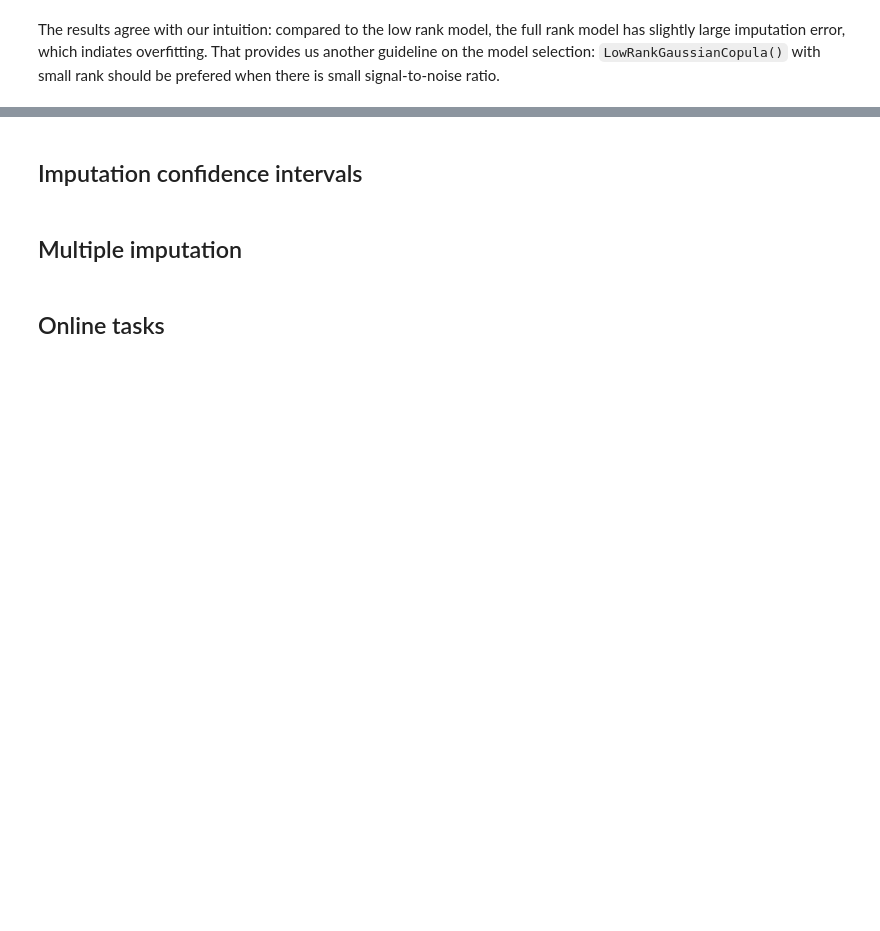
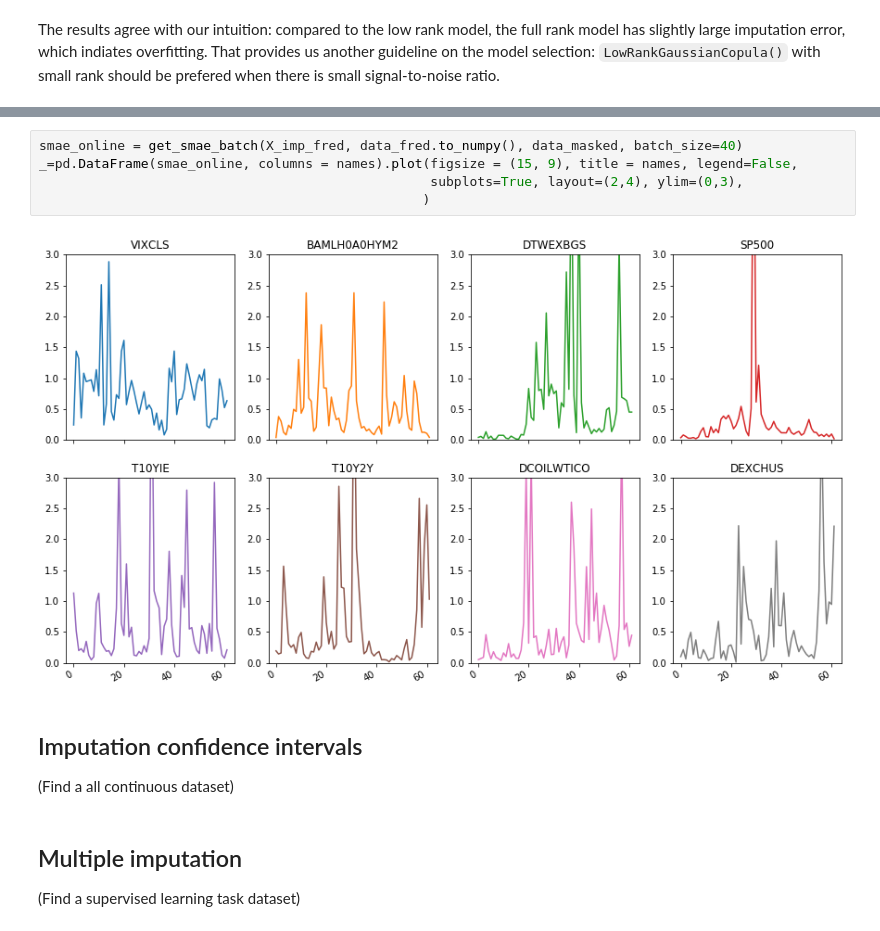
Before and after one commit to udellgroup/gcimpute, a Jupyter notebook: Examples/Main_Tutorial.ipynb, the cells around one changed output, grey strips where cells are left out. Cells and saved outputs as stored; diff of their text form; blank space fills up the shorter version.

```diff
--- a/Examples/Main_Tutorial.ipynb
+++ b/Examples/Main_Tutorial.ipynb
@@ -378,6 +409,15 @@ The results agree with our intuition: compared to the low rank model, the full r
+# %%
+smae_online = get_smae_batch(X_imp_fred, data_fred.to_numpy(), data_masked, batch_size=40)
+_=pd.DataFrame(smae_online, columns = names).plot(figsize = (15, 9), title = names, legend=False,
+                                                  subplots=True, layout=(2,4), ylim=(0,3),
+                                                 )
+# %% [output]
+[figure, added]
 # %% [markdown]
 ## Imputation confidence intervals
+
+(Find a all continuous dataset)
 # %% [markdown]
 ## Multiple imputation
+
+(Find a supervised learning task dataset)
-# %% [markdown]
-## Online tasks
```
Also changed, not shown: parts of 7 cells of this notebook, 3 other files.
